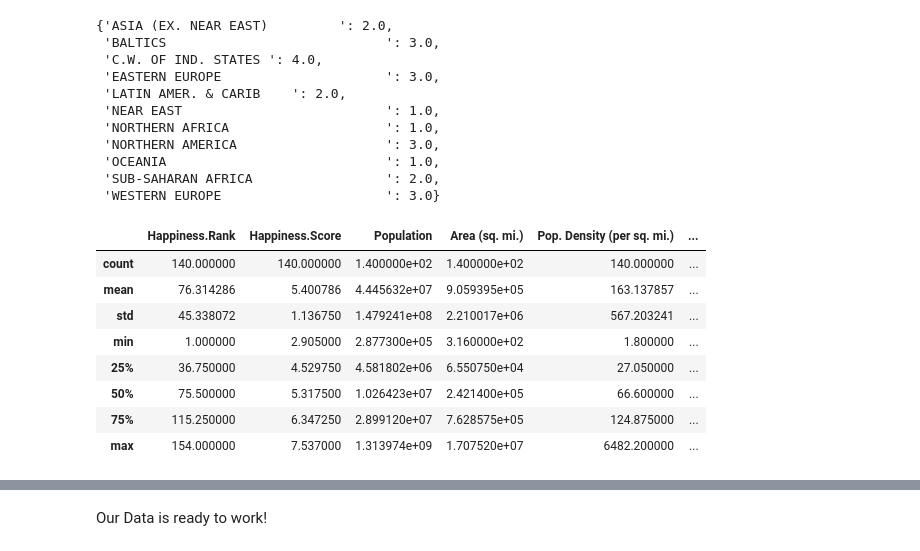
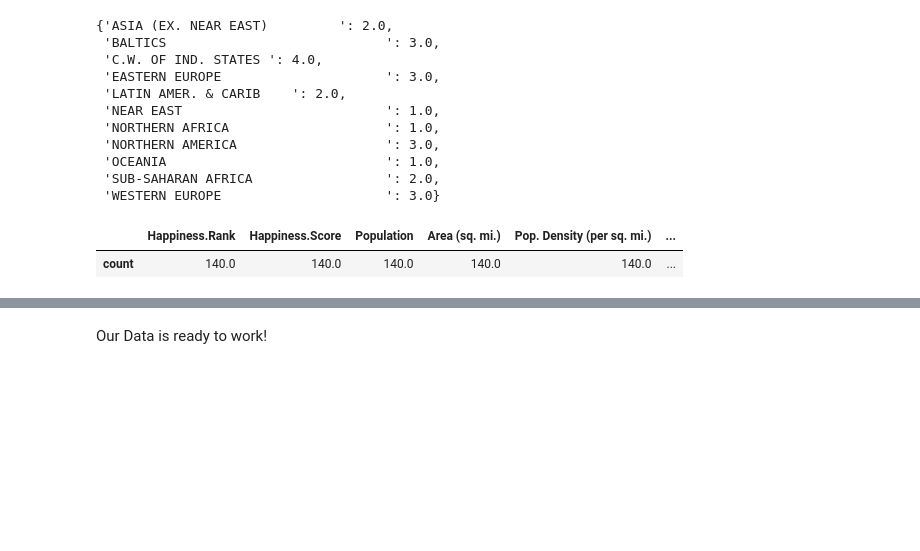
Before and after one commit to omerhakim/Mode_2_Project, a Jupyter notebook: Mode_2_Project.ipynb, the cells around one changed output, grey strips where cells are left out. Cells and saved outputs as stored; diff of their text form; code cells hidden in the pictures; blank space fills up the shorter version.

```diff
--- a/Mode_2_Project.ipynb
+++ b/Mode_2_Project.ipynb
@@ -154,15 +152,8 @@ try:
 except:
     pass
 # %%
-#Checkig both numericly and visually that we do not have anymore Null vlaues
-df_happy.describe()
+#Checkig numericly that there are not anymore Null vlaues
+df_happy.describe().head(1)
 # %% [output]
 |  | Happiness.Rank | Happiness.Score | Population | Area (sq. mi.) | Pop. Density (per sq. mi.) | ... |
-| count | 140.000000 | 140.000000 | 1.400000e+02 | 1.400000e+02 | 140.000000 | ... |
-| mean | 76.314286 | 5.400786 | 4.445632e+07 | 9.059395e+05 | 163.137857 | ... |
-| std | 45.338072 | 1.136750 | 1.479241e+08 | 2.210017e+06 | 567.203241 | ... |
-| min | 1.000000 | 2.905000 | 2.877300e+05 | 3.160000e+02 | 1.800000 | ... |
-| 25% | 36.750000 | 4.529750 | 4.581802e+06 | 6.550750e+04 | 27.050000 | ... |
-| 50% | 75.500000 | 5.317500 | 1.026423e+07 | 2.421400e+05 | 66.600000 | ... |
-| 75% | 115.250000 | 6.347250 | 2.899120e+07 | 7.628575e+05 | 124.875000 | ... |
-| max | 154.000000 | 7.537000 | 1.313974e+09 | 1.707520e+07 | 6482.200000 | ... |
+| count | 140.0 | 140.0 | 140.0 | 140.0 | 140.0 | ... |
```
Also changed, not shown: parts of 74 cells of this notebook.
